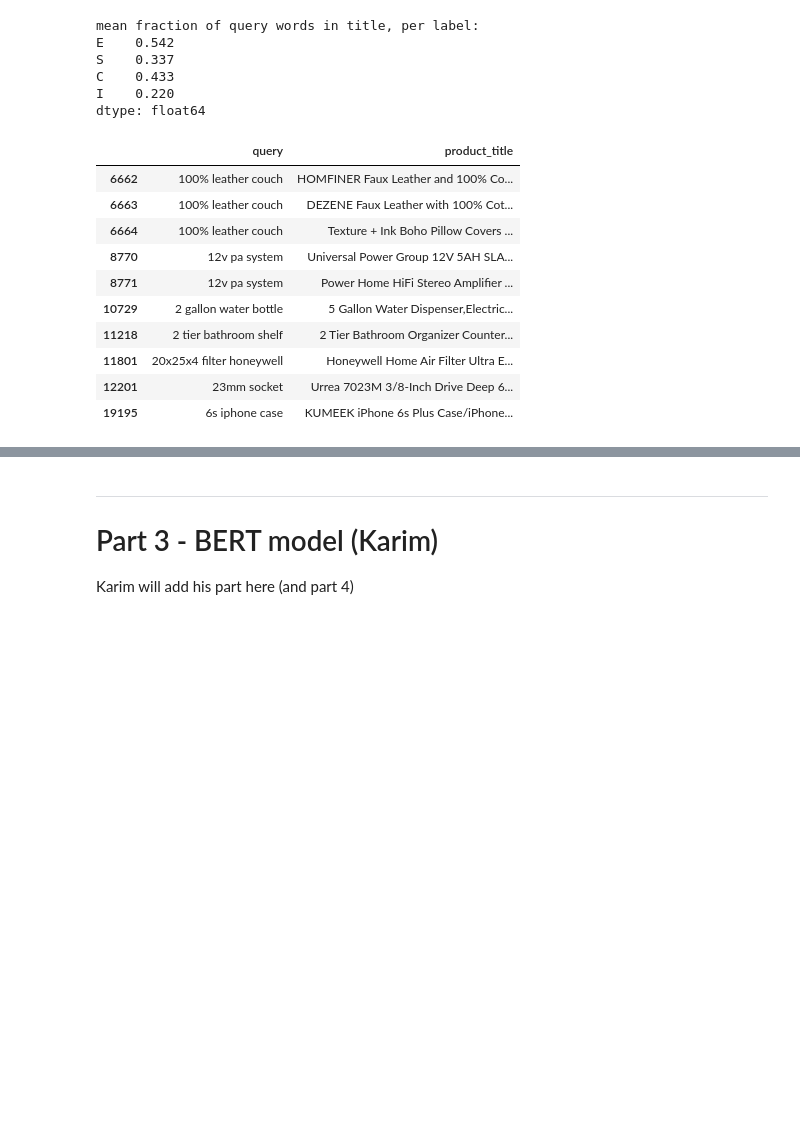
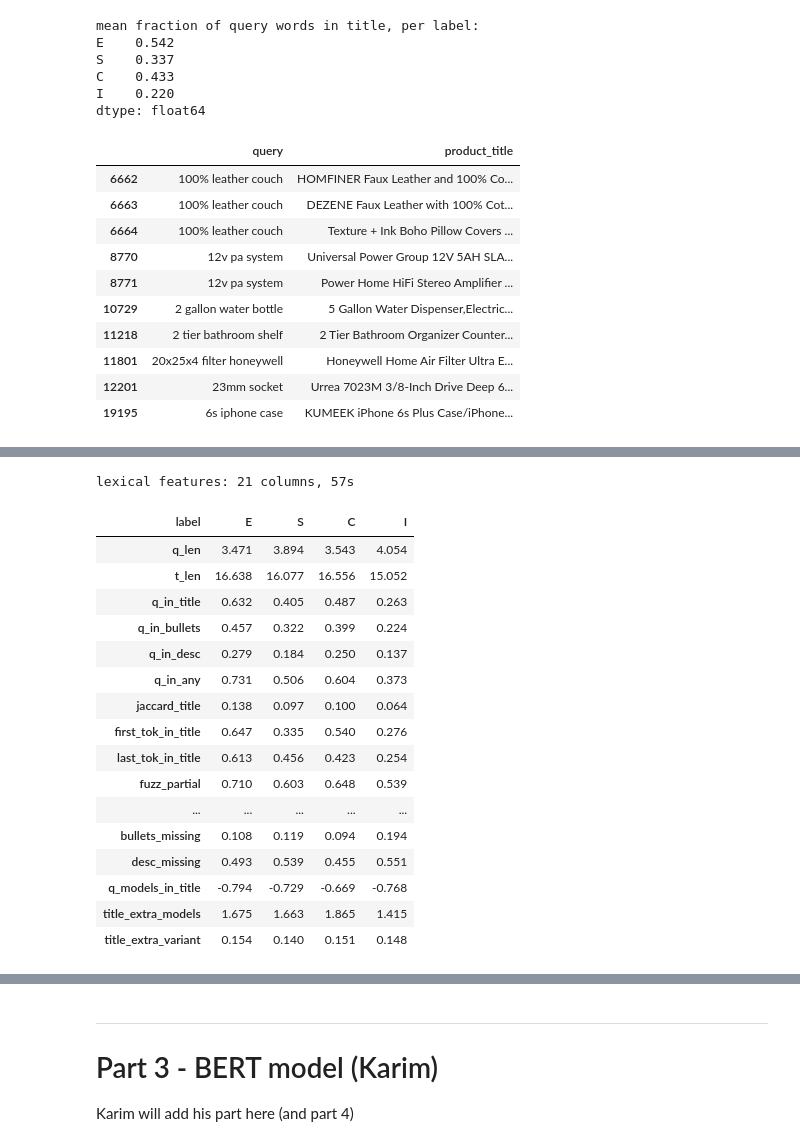
Before and after one commit to m4zenHchm/Amazon_Search_Queries, a Jupyter notebook: Amazon_Search_Queries.ipynb, the cells around one changed output, grey strips where cells are left out. Saved outputs shown, nothing was run; the diff lists cells and outputs as text; code cells hidden in the pictures; blank space fills up the shorter version.

```diff
--- a/Amazon_Search_Queries.ipynb
+++ b/Amazon_Search_Queries.ipynb
@@ -341,0 +360,79 @@ Ram will add his part here
+# %%
+TOKEN = re.compile(r"[a-z0-9]+")
+VARIANTS = {"plus", "pro", "max", "mini", "lite", "ultra", "air", "se", "xl", "xxl", "xs", "xr", "slim", "kids", "junior"}
+
+
+def toks(s):
+    return TOKEN.findall(s.lower())
+
+
+def frac_in(q, field):
+    # what fraction of the query words are in this field
+    return len(q & field) / len(q) if q else 0.0
+
+
+def has_digit(t):
+    return any(ch.isdigit() for ch in t)
+
+
+def lexical_features(df):
+    rows = []
+    for q, title, brand, color, bullets, desc in zip(df["query"], df.product_title, df.product_brand,
+                                                     df.product_color, df.product_bullet_point, df.product_description):
+        qt = toks(q)
+        q_set, t_set = set(qt), set(toks(title))
+        b_set, d_set = set(toks(bullets)), set(toks(desc))
+        brand_l, color_l = brand.lower(), color.lower()
+        nums = {t for t in q_set if t.isdigit()}
+        q_models = {t for t in q_set if has_digit(t)}  # things like 6s, 13, 20x25x4, 12v
+        t_models = {t for t in t_set if has_digit(t)}
+        rows.append({
+            "q_len": len(qt),
+            "t_len": len(t_set),
+            "q_in_title": frac_in(q_set, t_set),
+            "q_in_bullets": frac_in(q_set, b_set),
+            "q_in_desc": frac_in(q_set, d_set),
+            "q_in_any": frac_in(q_set, t_set | b_set | d_set | set(toks(brand))),
+            "jaccard_title": len(q_set & t_set) / max(len(q_set | t_set), 1),
+            "first_tok_in_title": float(bool(qt) and qt[0] in t_set),
+            "last_tok_in_title": float(bool(qt) and qt[-1] in t_set),  # the last word is usually the type of product
+            "fuzz_partial": fuzz.partial_ratio(q.lower(), title.lower()) / 100,
+            "fuzz_token_set": fuzz.token_set_ratio(q.lower(), title.lower()) / 100,
+            "brand_in_query": float(bool(brand_l) and brand_l in q.lower()),
+            "brand_missing": float(not brand_l),
+            "color_in_query": float(bool(color_l) and color_l in q.lower()),
+            "q_has_number": float(bool(nums)),
+            "numbers_in_title": frac_in(nums, t_set) if nums else -1.0,
+            "bullets_missing": float(not bullets),
+            "desc_missing": float(not desc),
+            # new word trap features
+            "q_models_in_title": frac_in(q_models, t_set) if q_models else -1.0,
+            "title_extra_models": min(len(t_models - q_set), 5),  # model numbers in the title that are not in the query
+            "title_extra_variant": len((t_set & VARIANTS) - q_set),  # plus / pro / max ... not asked for in the query
+        })
+    return pd.DataFrame(rows)
+
+
+t0 = time.time()
+F_train, F_val, F_test = (lexical_features(d) for d in (train, val, test))
+print(f"lexical features: {F_train.shape[1]} columns, {time.time() - t0:.0f}s")
+F_train.assign(label=train.esci_label.values).groupby("label").mean().loc[LABELS].T.round(3)
+# %% [output]
+lexical features: 21 columns, 57s
+| label | E | S | C | I |
+| q_len | 3.471 | 3.894 | 3.543 | 4.054 |
+| t_len | 16.638 | 16.077 | 16.556 | 15.052 |
+| q_in_title | 0.632 | 0.405 | 0.487 | 0.263 |
+| q_in_bullets | 0.457 | 0.322 | 0.399 | 0.224 |
+| q_in_desc | 0.279 | 0.184 | 0.250 | 0.137 |
+| q_in_any | 0.731 | 0.506 | 0.604 | 0.373 |
+| jaccard_title | 0.138 | 0.097 | 0.100 | 0.064 |
+| first_tok_in_title | 0.647 | 0.335 | 0.540 | 0.276 |
+| last_tok_in_title | 0.613 | 0.456 | 0.423 | 0.254 |
+| fuzz_partial | 0.710 | 0.603 | 0.648 | 0.539 |
+| ... | ... | ... | ... | ... |
+| bullets_missing | 0.108 | 0.119 | 0.094 | 0.194 |
+| desc_missing | 0.493 | 0.539 | 0.455 | 0.551 |
+| q_models_in_title | -0.794 | -0.729 | -0.669 | -0.768 |
+| title_extra_models | 1.675 | 1.663 | 1.865 | 1.415 |
+| title_extra_variant | 0.154 | 0.140 | 0.151 | 0.148 |
```
Also changed, not shown: parts of 20 cells of this notebook.
